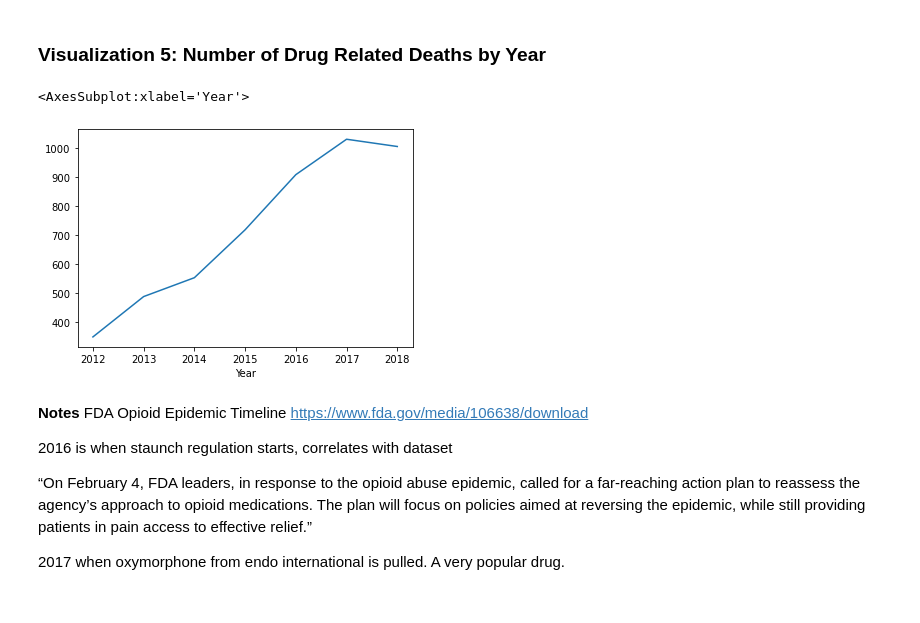
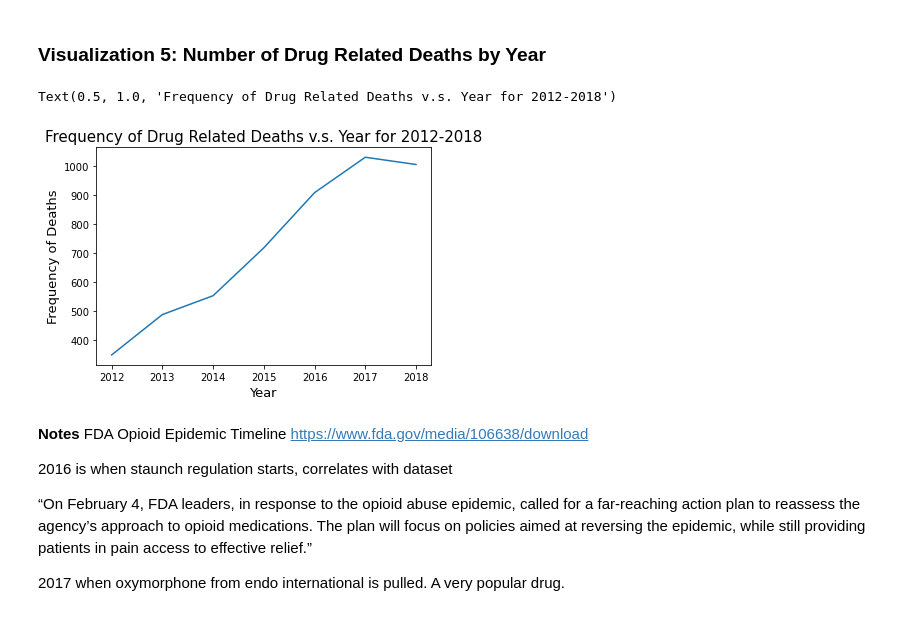
Before and after one commit to muhan-zhang/data200-final-project, a Jupyter notebook: Project.ipynb, the cells around one changed output. Cells and saved outputs as stored; diff of their text form; code cells hidden in the pictures.

```diff
--- a/Project.ipynb
+++ b/Project.ipynb
@@ -1035,9 +1044,12 @@ drug_related_deaths_geo[['Year', 'Month', 'DOW']].head()
 ### Visualization 5: Number of Drug Related Deaths by Year
 # %%
 drug_related_deaths_geo.groupby("Year").size().plot()
+plt.xlabel('Year', fontsize=13)
+plt.ylabel('Frequency of Deaths', fontsize=13)
+plt.title('Frequency of Drug Related Deaths v.s. Year for 2012-2018', fontsize=15)
 # %% [output]
-<AxesSubplot:xlabel='Year'>
+Text(0.5, 1.0, 'Frequency of Drug Related Deaths v.s. Year for 2012-2018')
-[figure, old version]
+[figure, new version]
 # %% [markdown]
 **Notes**
 FDA Opioid Epidemic Timeline
```
Also changed, not shown: parts of 17 cells of this notebook.
